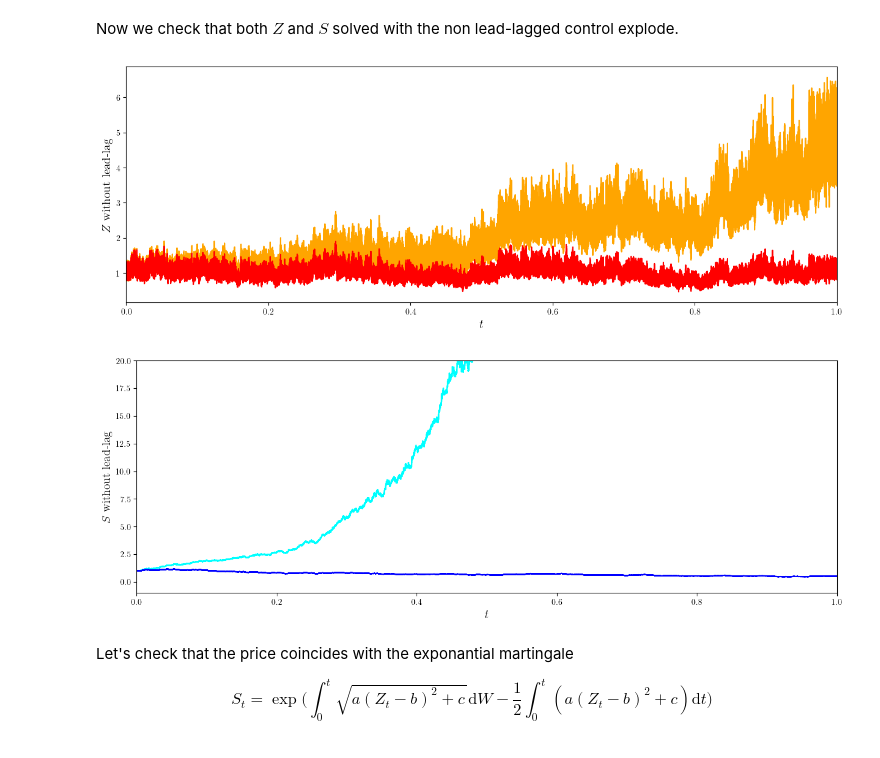
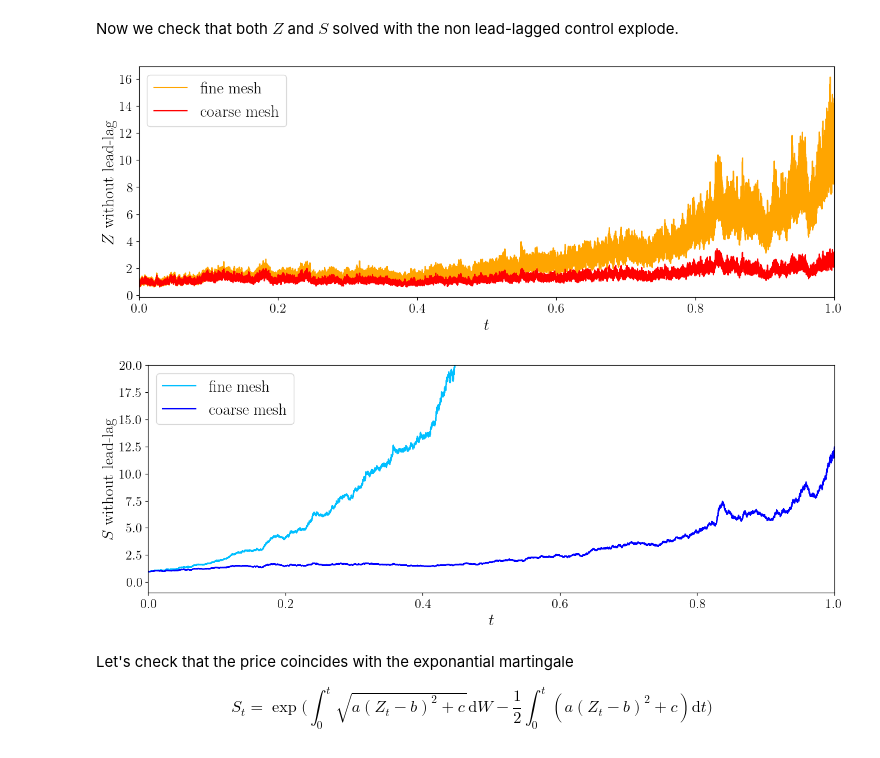
Before and after one commit to emilioferrucci/rough-vol-rough-paths, a Jupyter notebook: numerics/dynamics_rough_vol.ipynb, the cells around one changed output. Saved outputs shown, nothing was run; the diff lists cells and outputs as text; code cells hidden in the pictures.

```diff
--- a/numerics/dynamics_rough_vol.ipynb
+++ b/numerics/dynamics_rough_vol.ipynb
@@ -120,9 +116,9 @@ terms = MultiTerm(ODETerm(drift), ControlTerm(diffusion, lead_lag_control))
 terms_no_ll = MultiTerm(ODETerm(drift), ControlTerm(diffusion, no_ll_control))
 # %%
 solution_coarse = diffeqsolve(terms, Midpoint(), 0, 1, dt0 = solver_epsilon, max_steps=None, y0=y0, saveat=saveat)
-solution_coarse_no_ll = diffeqsolve(terms_no_ll, Midpoint(), 0, 1, dt0 = solver_epsilon, max_steps=None, y0=y0, saveat=saveat)
+#solution_coarse_no_ll = diffeqsolve(terms_no_ll, Midpoint(), 0, 1, dt0 = solver_epsilon, max_steps=None, y0=y0, saveat=saveat)
 # %%
 # Now go back and take a finer discretisation, up to the cell before last
 
 solution_fine = diffeqsolve(terms, Midpoint(), 0, 1, dt0 = solver_epsilon, max_steps=None, y0=y0, saveat=saveat)
-solution_fine_no_ll = diffeqsolve(terms_no_ll, Midpoint(), 0, 1, dt0 = solver_epsilon, max_steps=None, y0=y0, saveat=saveat)
+#solution_fine_no_ll = diffeqsolve(terms_no_ll, Midpoint(), 0, 1, dt0 = solver_epsilon, max_steps=None, y0=y0, saveat=saveat)
@@ -168,27 +179,35 @@ ax1.set_xlim(0, 1)  # Set x-axis limits to ensure the plot starts at 0 and ends
 # %% [markdown]
 Now we check that both $Z$ and $S$ solved with the non lead-lagged control explode.
 # %%
+import matplotlib.pyplot as plt
+
 # Now let's observe divergence for the non lead-lagged case
 
 plt.figure(figsize=(15, 5))
 plt.xlim(0, 1)
-plt.xlabel(r'$t$', fontsize=14)
-plt.ylabel(r'$Z$ without lead-lag', fontsize=14)
-plt.plot(solution_fine_no_ll.ts[:], solution_fine_no_ll.ys[:, 1], color = "orange")
-plt.plot(solution_fine.ts[:], solution_fine.ys[:, 1], color = "red")
-plt.savefig('no_ll_Z.pdf')
+plt.xlabel(r'$t$', fontsize=20)
+plt.ylabel(r'$Z$ without lead-lag', fontsize=20)
+plt.plot(solution_fine_no_ll.ts[:], solution_fine_no_ll.ys[:, 1], color="orange", label='fine mesh')
+plt.plot(solution_coarse_no_ll.ts[:], solution_coarse_no_ll.ys[:, 1], color="red", label='coarse mesh')
+plt.legend(loc='upper left', fontsize=20)
+plt.xticks(fontsize=16)
+plt.yticks(fontsize=16)
+#plt.savefig('no_ll_Z.pdf', bbox_inches='tight')
 
 plt.figure(figsize=(15, 5))
 plt.xlim(0, 1)
-plt.xlabel(r'$t$', fontsize=14)
-plt.ylabel(r'$S$ without lead-lag', fontsize=14)
+plt.xlabel(r'$t$', fontsize=20)
+plt.ylabel(r'$S$ without lead-lag', fontsize=20)
 plt.ylim(-1, 20)
-plt.plot(solution_fine_no_ll.ts[:], solution_fine_no_ll.ys[:, 0], color = "cyan")
-plt.plot(solution_fine.ts[:], solution_fine.ys[:, 0], color = "blue")
-plt.savefig('no_ll_S.pdf', bbox_inches='tight')
+plt.plot(solution_fine_no_ll.ts[:], solution_fine_no_ll.ys[:, 0], color="deepskyblue", label='fine mesh')
+plt.plot(solution_coarse_no_ll.ts[:], solution_coarse_no_ll.ys[:, 0], color="blue", label='coarse mesh')
+plt.legend(loc='upper left', fontsize=20)
+plt.xticks(fontsize=16)
+plt.yticks(fontsize=16)
+#plt.savefig('no_ll_S.pdf', bbox_inches='tight')
 # %% [output]
-[figure, old version]
+[figure, new version]
-[figure, old version]
+[figure, new version]
 # %% [markdown]
 Let's check that the price coincides with the exponantial martingale
 
```
Also changed, not shown: parts of 13 cells of this notebook, 12 other files.
